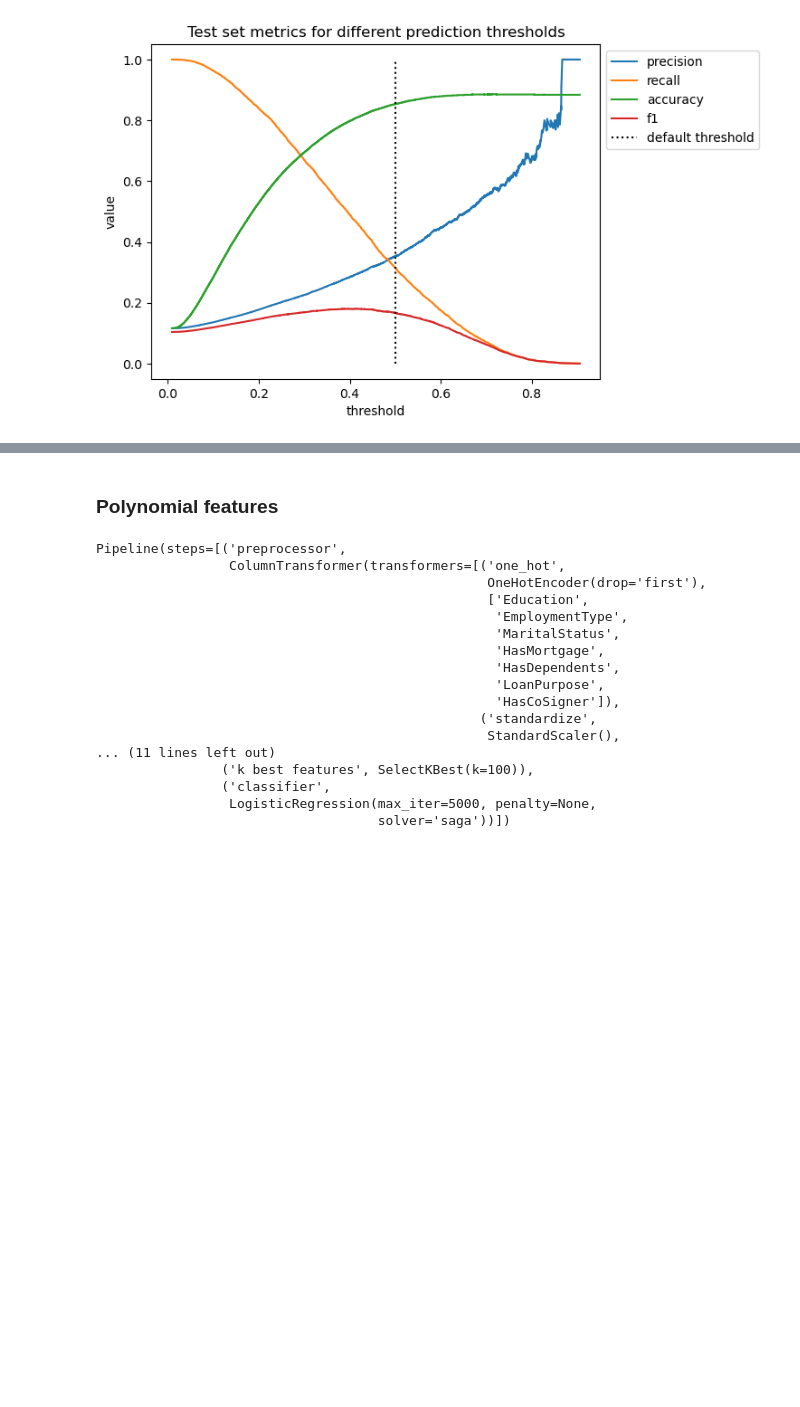
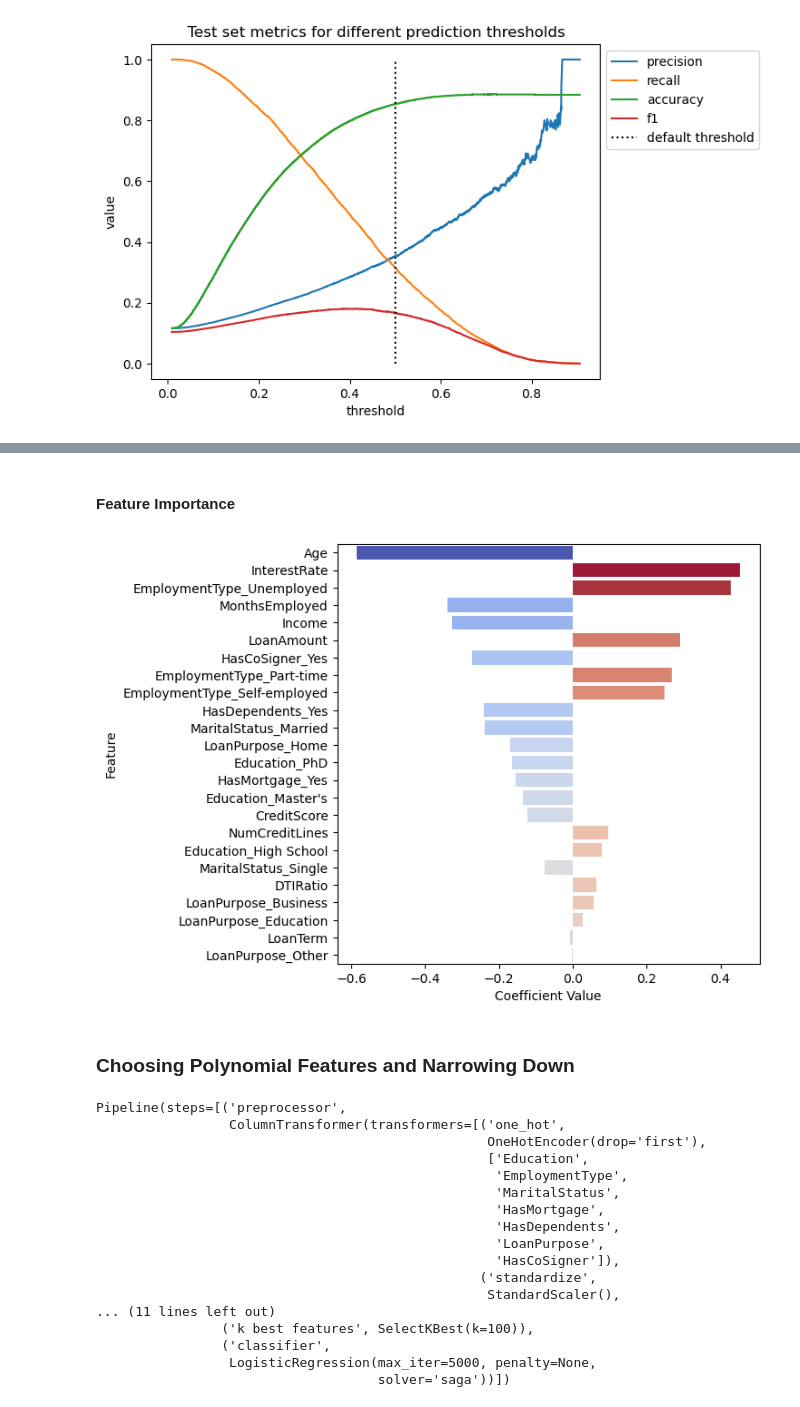
Before and after one commit to ronakd0215/Loan_Default_Prediction, a Jupyter notebook: log_reg.ipynb, the cells around one changed output, grey strips where cells are left out. Cells and saved outputs as stored; diff of their text form; code cells hidden in the pictures; blank space fills up the shorter version.

```diff
--- a/log_reg.ipynb
+++ b/log_reg.ipynb
@@ -325,5 +334,18 @@ weighted avg       0.85      0.83      0.84    204277
-# %% [markdown]
-### Polynomial features
+# %% [markdown]
+#### Feature Importance
+# %%
+features=under_pipe[:-1].get_feature_names_out()
+coefs=under_pipe.named_steps["classifier"].coef_[0,:]
+df=pd.DataFrame({"Feature":under_pipe[:-1].get_feature_names_out(),"Coefficient Value":coefs})
+df["Feature"]=df["Feature"].apply(lambda x:x.replace("standardize__","").replace("one_hot__",""))
+df['abs']=df["Coefficient Value"].apply(np.abs)
+df=df.sort_values("abs",ascending=False)
+plt.figure(figsize=(6,6))
+fig=sns.barplot(y="Feature",x="Coefficient Value",data=df,hue="Coefficient Value",palette='coolwarm',legend=False)
+# %% [output]
+[figure, added]
+# %% [markdown]
+### Choosing Polynomial Features and Narrowing Down
 # %%
 
 poly = PolynomialFeatures(degree=2,include_bias=False,interaction_only=True)
```
Also changed, not shown: parts of 11 cells of this notebook.
